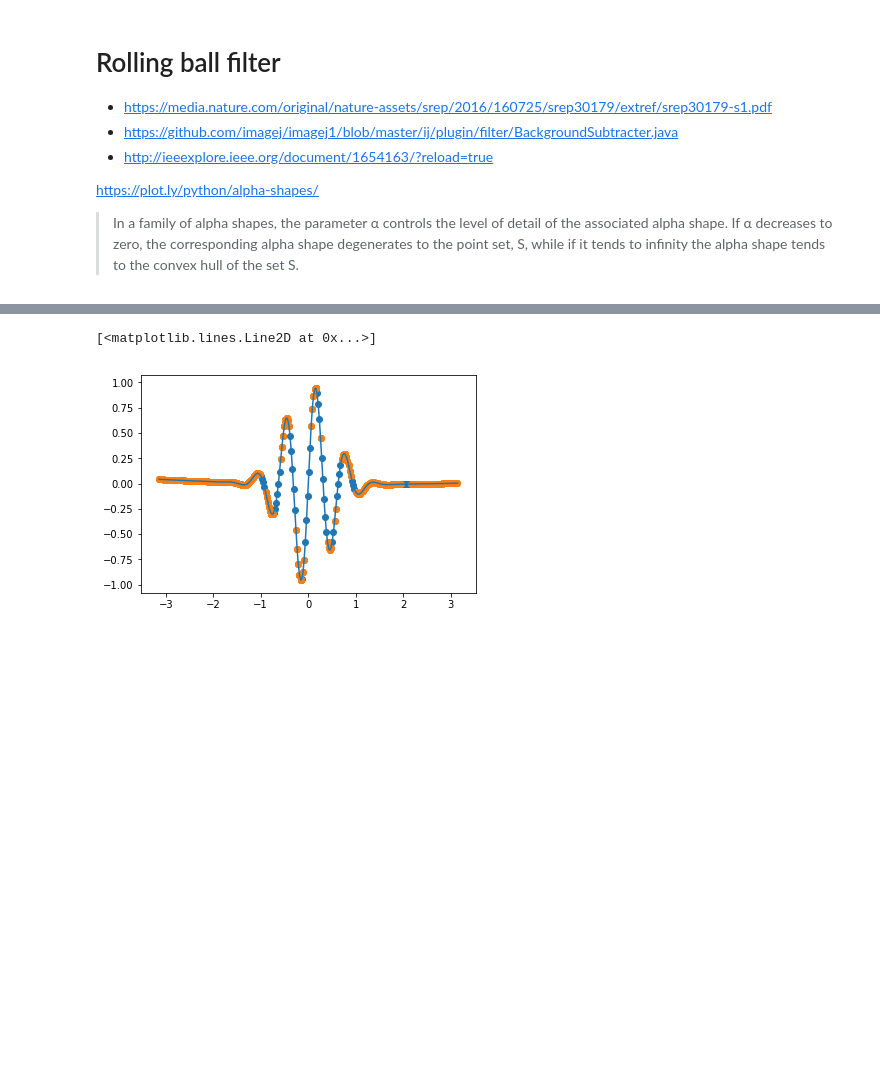
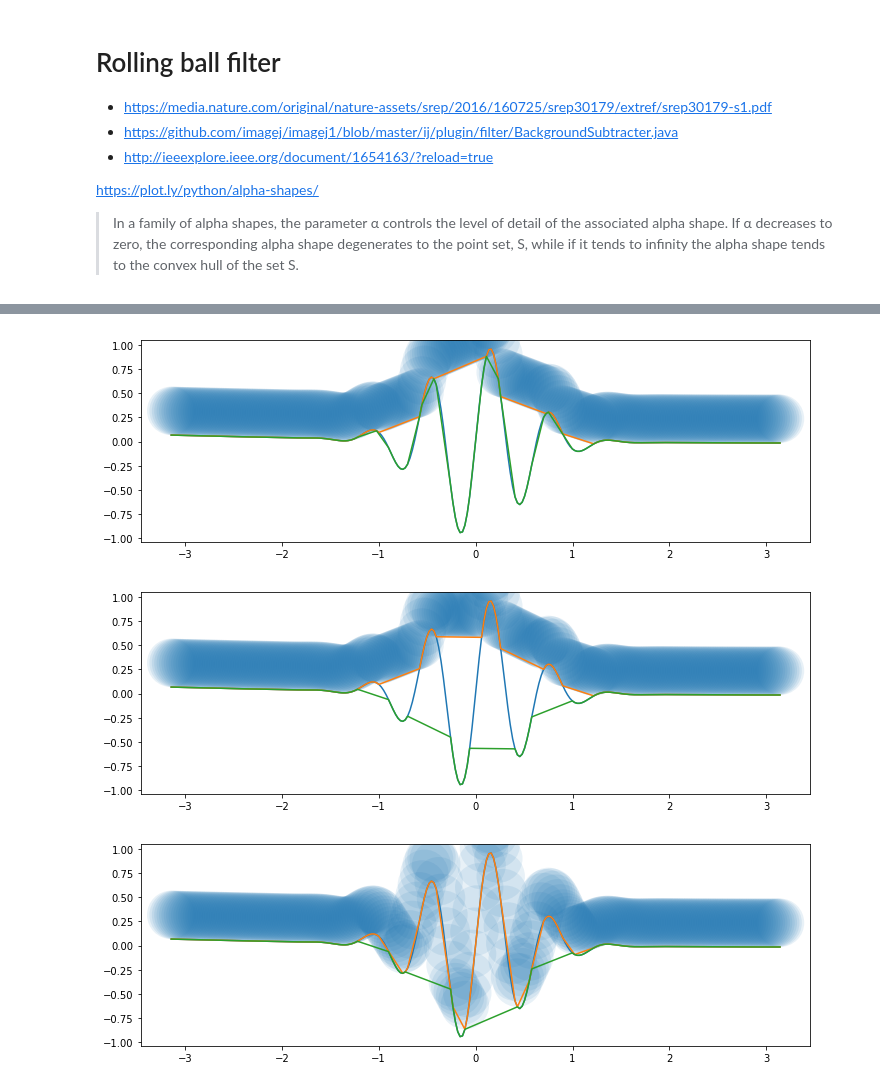
Before and after one commit to david-hoffman/fibflatten, a Jupyter notebook: Rolling Ball Dev2D.ipynb, the cells around one changed output, grey strips where cells are left out. Drawn from its saved outputs; the diff is of its cells as text; code cells hidden in the pictures; blank space fills up the shorter version.

```diff
--- a/Rolling Ball Dev2D.ipynb
+++ b/Rolling Ball Dev2D.ipynb
@@ -66,10 +156,0 @@ pa = b.sum(1)[:,1] > 1
-# %%
-
-fig, ax = plt.subplots()
-X, Y = a[pr].reshape(-1, 2).T
-ax.scatter(x, y)
-ax.scatter(X, Y)
-ax.plot(x, y)
-# %% [output]
-[<matplotlib.lines.Line2D at 0x...>]
-[figure, removed]
@@ -76 +159,21 @@ ax.plot(x, y)
+# %%
+for nn in (0,1,2):
+    r = 0.25
+    X, Y = rolling_ball_filter(np.array((x, y)).T, r, nn=nn, kind=1)
+    Xb, Yb = rolling_ball_filter(np.array((x, y)).T, r, top=False, nn=nn, kind=1)
+
+    # the complement of rolling above is below
+    fig, ax = plt.subplots(figsize=(12, 4))
+    ax.set_aspect(1)
+    ax.plot(x, y)
+    ax.plot(X, Y)
+    ax.plot(Xb, Yb)
+    for xx, yy in zip(X, Y):
+        c = Circle((xx, yy + r), radius=r,alpha=0.1)
+        ax.add_patch(c)
+    X.shape
+# %% [output]
+[figure, added]
+[figure, added]
+[figure, added]
 # %%
```
Also changed, not shown: parts of 16 cells of this notebook, 6 other files.
